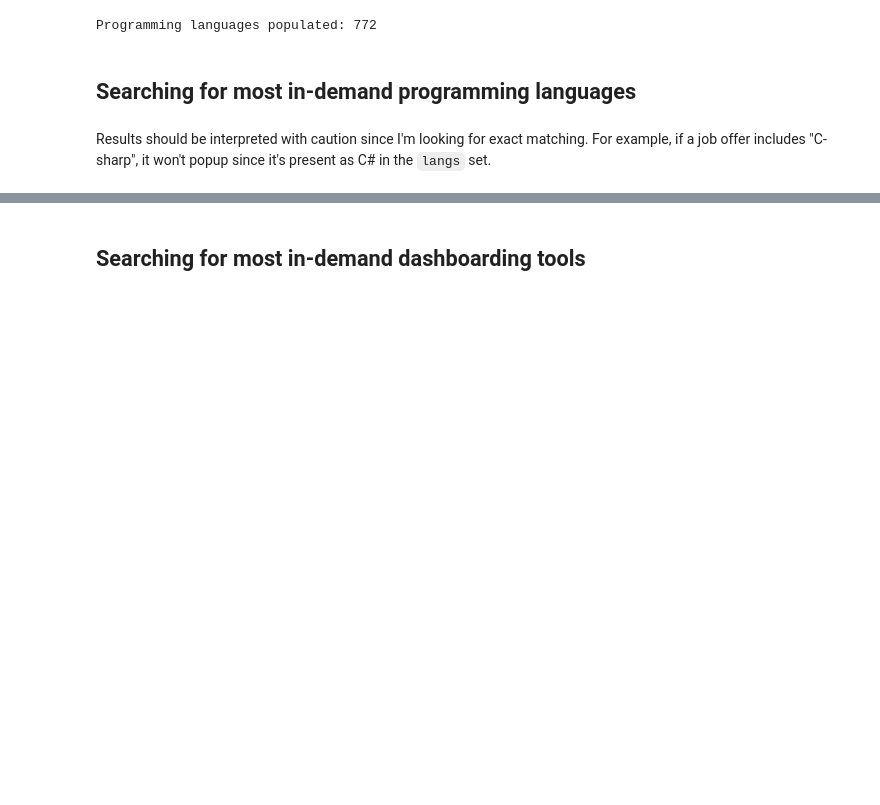
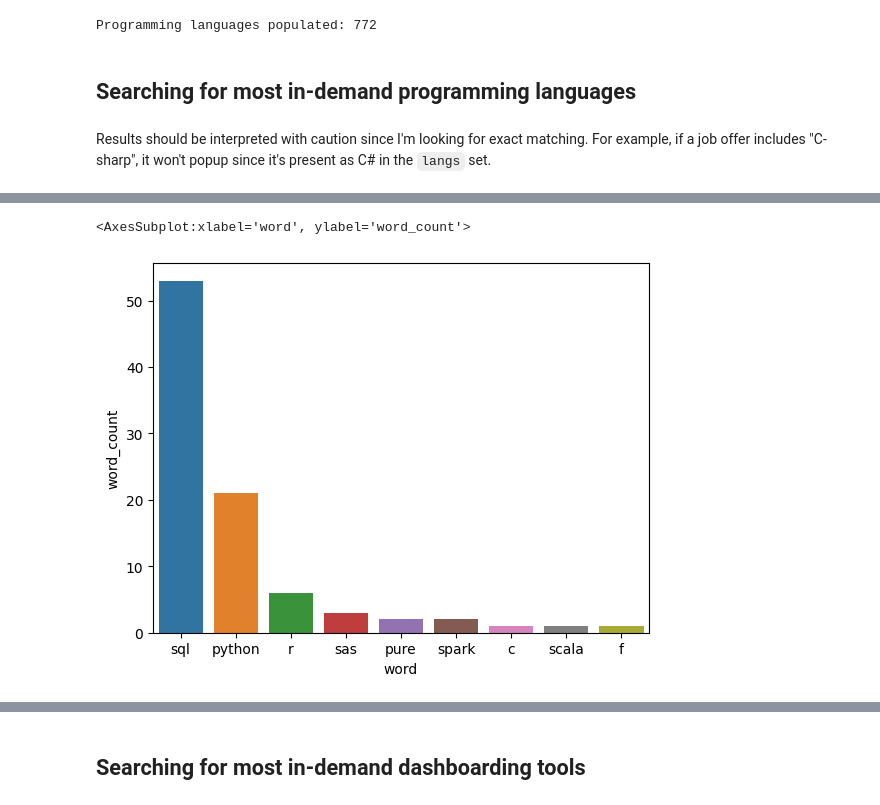
Before and after one commit to M4URIC3-afk/Job_Offer_Scraping, a Jupyter notebook: Main.ipynb, the cells around one changed output, grey strips where cells are left out. Cells and saved outputs as stored; diff of their text form; code cells hidden in the pictures; blank space fills up the shorter version.

```diff
--- a/Main.ipynb
+++ b/Main.ipynb
@@ -262,14 +291,16 @@ file name: raw-words_data-analyst_france_20221023-163832.csv
 # %% [markdown]
 We will use a wikipedia page to ensure we have an updated list of programming languages
 # %%
-programming_languages_page = requests.get('http://en.wikipedia.org/wiki/List_of_programming_languages')
+programming_languages_page = requests.get(
+    "http://en.wikipedia.org/wiki/List_of_programming_languages"
+)
 
 # ensure the get request is successful
 # if we use a requests.models.Response instance in a conditional expression, it evaluates to True if the status code is between 200 and 400, and False otherwise
 if programming_languages_page:
-    print('Success!')
+    print("Success!")
 else:
-    print('An error has occurred.')
+    print("An error has occurred.")
 # %% [output]
 Success!
 # %%
@@ -336,0 +427,9 @@ df_langs_in_demand.drop("index", axis=1)
+# %%
+sns.barplot(data = df_langs_in_demand,
+              x = 'word',
+              y = 'word_count',
+              #color = "lightblue"
+              )
+# %% [output]
+<AxesSubplot:xlabel='word', ylabel='word_count'>
+[figure, added]
```
Also changed, not shown: parts of 18 cells of this notebook, 2 other files.
